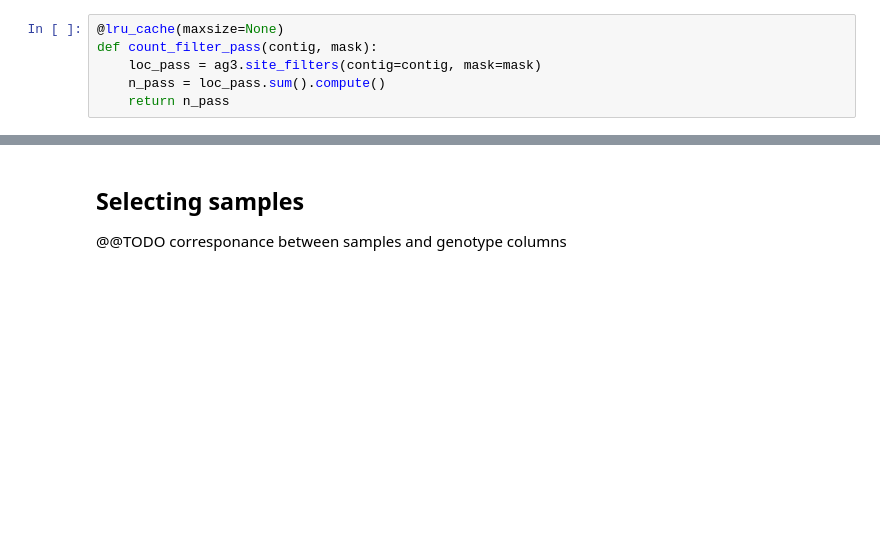
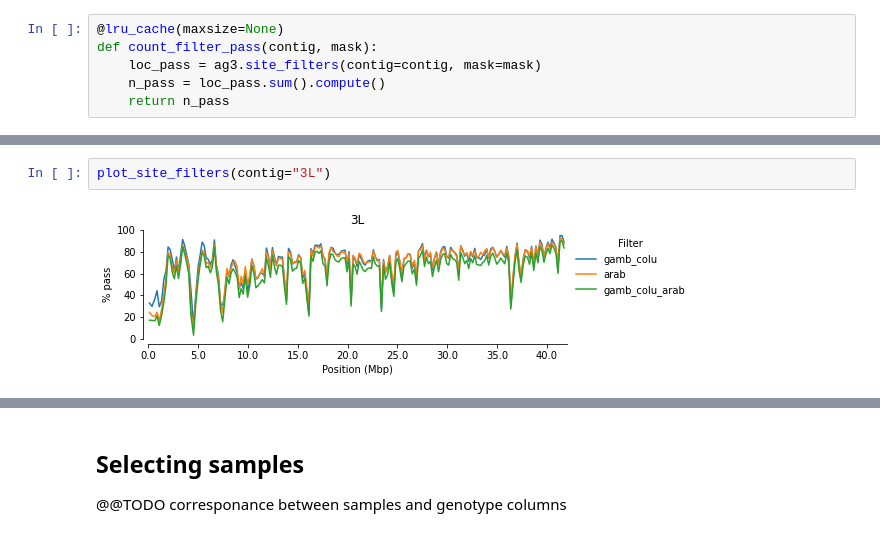
Before and after one commit to malariagen/vector-data, a Jupyter notebook: docs/ag3/examples/snps.ipynb, the cells around one changed output, grey strips where cells are left out. Cells and saved outputs as stored; diff of their text form; blank space fills up the shorter version.

```diff
--- a/docs/ag3/examples/snps.ipynb
+++ b/docs/ag3/examples/snps.ipynb
@@ -544,0 +584,4 @@ def plot_site_filters(contig, mask, window_size=100_000):
+# %%
+plot_site_filters(contig="3L")
+# %% [output]
+[figure, added]
```
Also changed, not shown: parts of 25 cells of this notebook.
